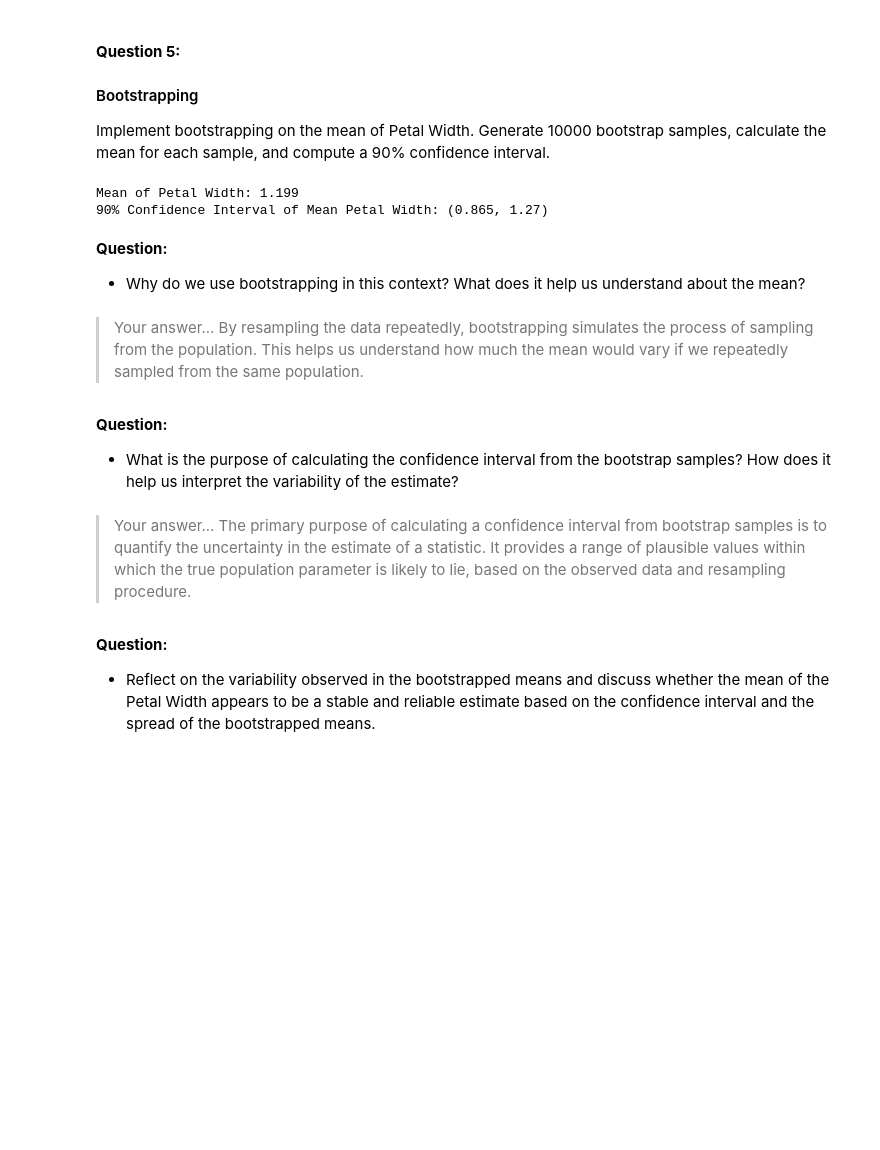
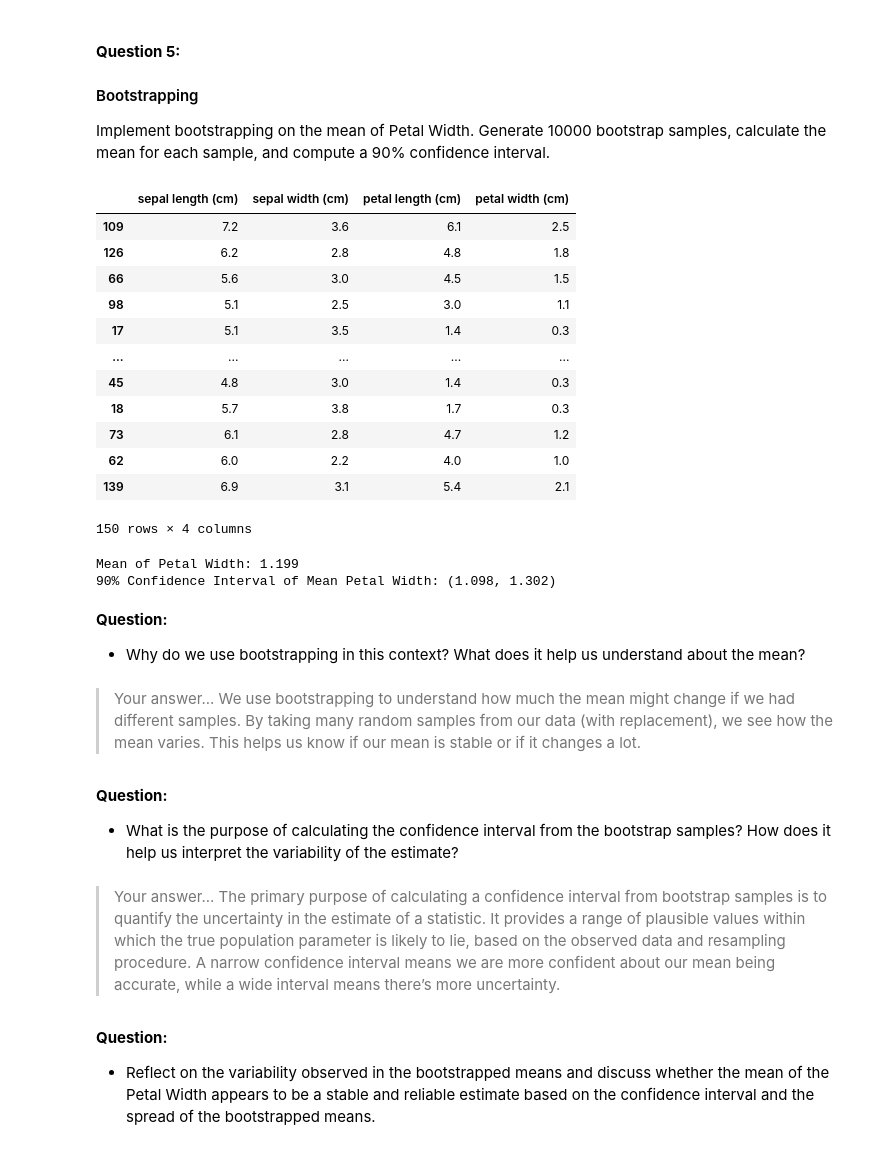
Before and after one commit to mprezlyata/LCR, a Jupyter notebook: 02_activities/assignments/assignment_3.ipynb, the cells around one changed output. Cells and saved outputs as stored; diff of their text form; code cells hidden in the pictures; blank space fills up the shorter version.

Commit message:
Changes have been made based on comments

```diff
--- a/02_activities/assignments/assignment_3.ipynb
+++ b/02_activities/assignments/assignment_3.ipynb
@@ -186,19 +187,36 @@ To find the best number of clusters, we use the elbow method. This involves plot
 #### Bootstrapping
 
 Implement bootstrapping on the mean of Petal Width. Generate 10000 bootstrap samples, calculate the mean for each sample, and compute a 90% confidence interval.
+# %%
+np.random.seed(123)
+one_sample = iris_df.sample(frac=1, replace=True)
+one_sample
+# %% [output]
+|  | sepal length (cm) | sepal width (cm) | petal length (cm) | petal width (cm) |
+| 109 | 7.2 | 3.6 | 6.1 | 2.5 |
+| 126 | 6.2 | 2.8 | 4.8 | 1.8 |
+| 66 | 5.6 | 3.0 | 4.5 | 1.5 |
+| 98 | 5.1 | 2.5 | 3.0 | 1.1 |
+| 17 | 5.1 | 3.5 | 1.4 | 0.3 |
+| ... | ... | ... | ... | ... |
+| 45 | 4.8 | 3.0 | 1.4 | 0.3 |
+| 18 | 5.7 | 3.8 | 1.7 | 0.3 |
+| 73 | 6.1 | 2.8 | 4.7 | 1.2 |
+| 62 | 6.0 | 2.2 | 4.0 | 1.0 |
+| 139 | 6.9 | 3.1 | 5.4 | 2.1 |
+150 rows × 4 columns
 # %%
 # Your answer here...
 
 mean_petal_width = round(iris_df['petal width (cm)'].mean(), ndigits=3)
 
 np.random.seed(123)
-one_sample = iris_df.sample(n=40)
 
 # Initialize an empty list to store the bootstrap samples
 bootstrap_samples = []
 
 for i in range(10_000):
-    sample = one_sample.sample(frac=1, replace=True)
+    sample = iris_df.sample(frac=1, replace=True)
     sample = sample.assign(replicate=i)
     bootstrap_samples.append(sample)
 
@@ -208,28 +226,27 @@ boot10000 = pd.concat(bootstrap_samples)
 # Calculate the mean for each bootstrap sample
 boot_means = boot10000.groupby('replicate')['petal width (cm)'].mean().reset_index(name='mean_petal_width')
 
-lower_bound = boot_means["mean_petal_width"].quantile([0.05]).values[0]
-upper_bound = boot_means["mean_petal_width"].quantile([0.95]).values[0]
+lower_bound = round(boot_means["mean_petal_width"].quantile([0.05]).values[0], ndigits=3)
+upper_bound = round(boot_means["mean_petal_width"].quantile([0.95]).values[0], ndigits=3)
 
 # Display the result
 print(f"Mean of Petal Width: {mean_petal_width}")
 print(f"90% Confidence Interval of Mean Petal Width: ({lower_bound}, {upper_bound})")
 # %% [output]
 Mean of Petal Width: 1.199
-90% Confidence Interval of Mean Petal Width: (0.865, 1.27)
+90% Confidence Interval of Mean Petal Width: (1.098, 1.302)
 # %% [markdown]
 **Question:**
 - Why do we use bootstrapping in this context? What does it help us understand about the mean?
 # %% [markdown]
 >  Your answer...
-By resampling the data repeatedly, bootstrapping simulates the process of sampling from the population.
-This helps us understand how much the mean would vary if we repeatedly sampled from the same population.
+We use bootstrapping to understand how much the mean might change if we had different samples. By taking many random samples from our data (with replacement), we see how the mean varies. This helps us know if our mean is stable or if it changes a lot.
 # %% [markdown]
 **Question:**
 - What is the purpose of calculating the confidence interval from the bootstrap samples? How does it help us interpret the variability of the estimate?
 # %% [markdown]
 > Your answer...
-The primary purpose of calculating a confidence interval from bootstrap samples is to quantify the uncertainty in the estimate of a statistic. It provides a range of plausible values within which the true population parameter is likely to lie, based on the observed data and resampling procedure.
+The primary purpose of calculating a confidence interval from bootstrap samples is to quantify the uncertainty in the estimate of a statistic. It provides a range of plausible values within which the true population parameter is likely to lie, based on the observed data and resampling procedure. A narrow confidence interval means we are more confident about our mean being accurate, while a wide interval means there’s more uncertainty.
 # %% [markdown]
 **Question:**
 
```
Also changed, not shown: parts of 2 cells of this notebook.
